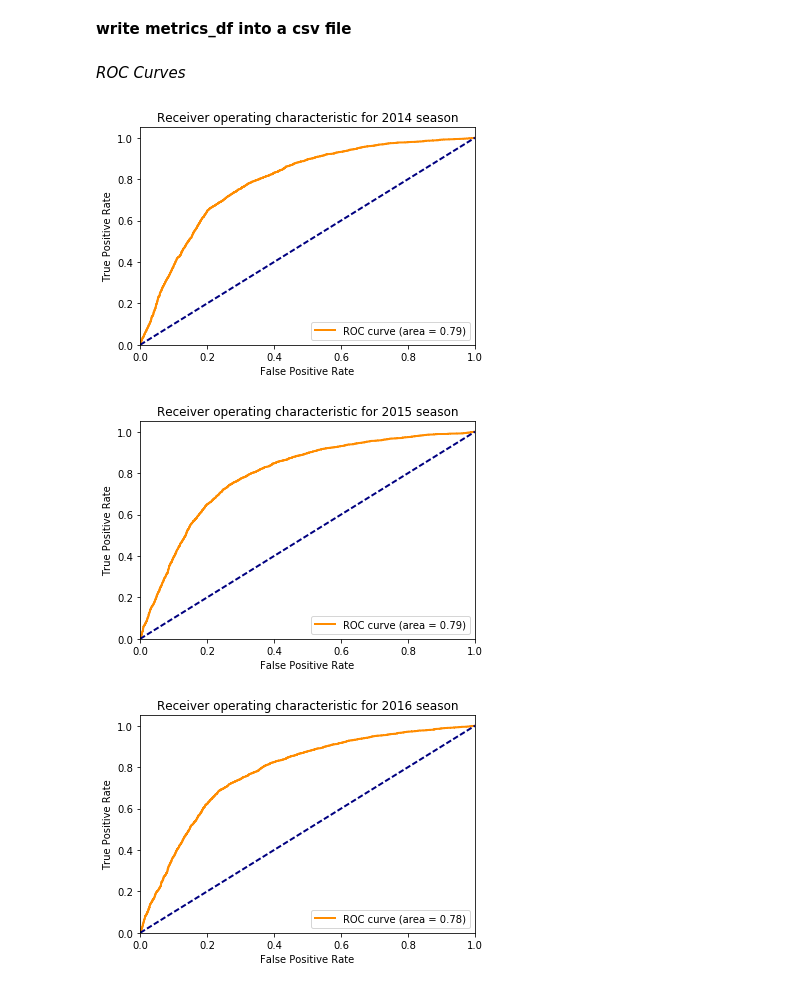
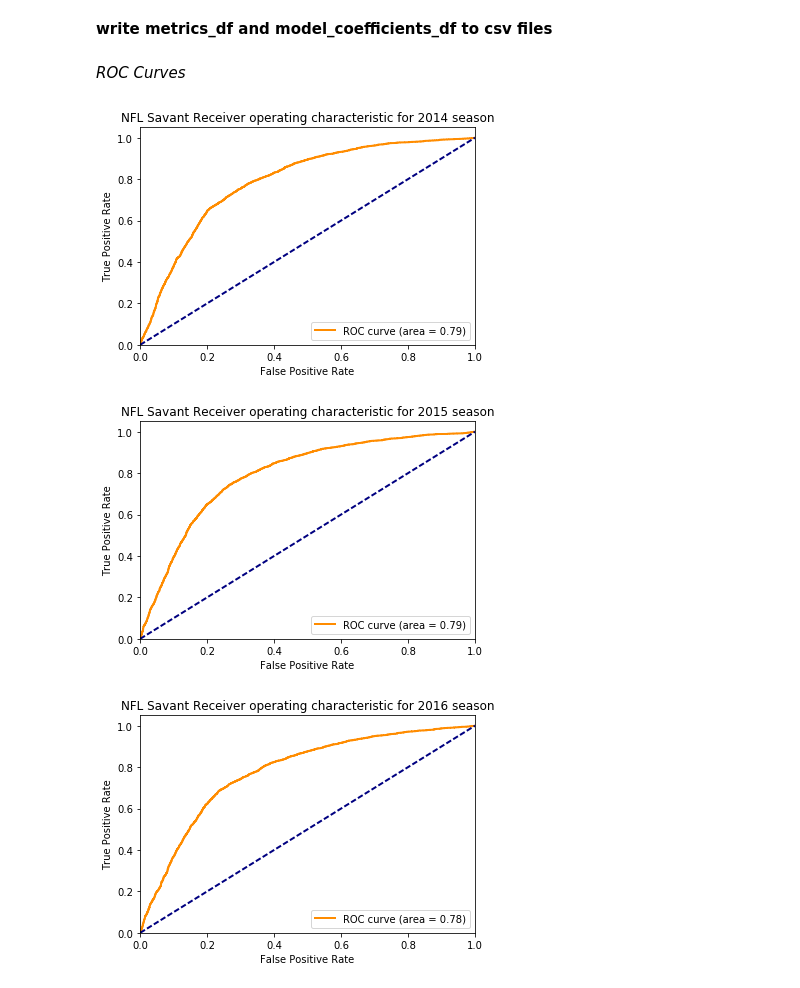
Before and after one commit to adeb09/Springboard, a Jupyter notebook: NFL Capstone/Regularized Logistic Regression Model (2014-2016 Season Data).ipynb, the cells around one changed output. Saved outputs shown, nothing was run; the diff lists cells and outputs as text; code cells hidden in the pictures.

Commit message:
adding Jupyter notebooks for 2nd half of capstone project; first half jupyter notebooks were updated as well

```diff
--- a/NFL Capstone/Regularized Logistic Regression Model (2014-2016 Season Data).ipynb
+++ b/NFL Capstone/Regularized Logistic Regression Model (2014-2016 Season Data).ipynb
@@ -145,8 +173,8 @@ def build_model(df, year):
 years = [2014, 2015, 2016]
 metrics_lsts = [] #will hold all the metrics data
 roc_curve_rates = [] #will hold fpr & tpr to build ROC curve
-metrics_csv_file_path = 'C:\\Users\\abird\\Documents\\Springboard\\Capstone Project\\NFL\\all_data_model_metrics.csv'
-
+model_coefficients_lst = [] #will hold the coefficients for each year's model
+features_lsts = [] #will hold all the list of features used in the logistic regression model for each year
 columns = [
         'season',
         'train_accuracy_score_no_grid',
@@ -160,16 +188,40 @@ columns = [
         'auc'
     ]
 
+#make sure directory paths are correct based on running in a Windows/Unix environment
+if platform == 'win32':
+    #code is running in a windows machine
+    metrics_csv_file_path = os.getcwd() + '\\all_data_model_metrics.csv'
+    model_coefficients_csv_file_path = os.getcwd() + '\\model_coefficients.csv'
+else:
+    metrics_csv_file_path = os.getcwd() + '/all_data_model_metrics.csv'
+    model_coefficients_csv_file_path = os.getcwd() + '/model_coefficients.csv'
+
+
 for year in years:
-    filePath = 'C:\\Users\\abird\\Documents\\Springboard\\Capstone Project\\NFL\\pbp-' + str(year) + '.csv'
+    if platform == 'win32':
+        filePath = os.getcwd() + '\\pbp-' + str(year) + '.csv'
+    else:
+        filePath = os.getcwd() + '/pbp-' + str(year) + '.csv'
+
     df = load_data(filePath)
     df_final = preprocess_data(df)
 
     #each year's metrics results will be held in metrics_lst, tpr & fpr are used for ROC Curve
-    metrics_lst, roc_curve_metrics = build_model(df_final, year)
+    metrics_lst, roc_curve_metrics, model_coefficients_tup, features_lst = build_model(df_final, year, True)
     metrics_lsts.append(metrics_lst)
     roc_curve_rates.append(roc_curve_metrics)
 
+    #keeping track of the feature coefficients for each year's model
+    model_coefficients_lst.append(model_coefficients_tup)
+
+    #gather the features for each year's model as they may be different based (due to formation type)
+    features_lsts.append(features_lst)
+
+#features_lst
+model_coefficients_columns = find_largest_features_lst(features_lsts)
+model_coefficients_df = pd.DataFrame.from_records(model_coefficients_lst, columns = model_coefficients_columns)
+
 #convert metrics_lsts into a dataframe
 metrics_df = pd.DataFrame(metrics_lsts, columns = columns)
 # %%
@@ -182,4 +242,4 @@ metrics_df
 # %% [markdown]
-**write metrics_df into a csv file**
+**write metrics_df and model_coefficients_df to csv files**
 # %%
 metrics_df.to_csv(metrics_csv_file_path)
@@ -188,22 +249,22 @@ metrics_df.to_csv(metrics_csv_file_path)
 # %%
 #generates ROC curve for each season
 for roc_curve_rate in roc_curve_rates:
     #extract metrics from list
     year, fpr, tpr, auc = roc_curve_rate
     plt.figure()
-    title = 'Receiver operating characteristic for ' + str(year) + ' season'
+    title = 'NFL Savant Receiver operating characteristic for ' + str(year) + ' season'
     lw = 2
     plt.plot(fpr, tpr, color = 'darkorange',
              lw = lw, label = 'ROC curve (area = %0.2f)' %auc)
     plt.plot([0, 1], [0, 1], color='navy', lw = lw, linestyle = '--')
     plt.xlim([0.0, 1.0])
     plt.ylim([0.0, 1.05])
     plt.xlabel('False Positive Rate')
     plt.ylabel('True Positive Rate')
     plt.title(title)
     plt.legend(loc="lower right")
     plt.show()
 # %% [output]
-[figure, old version]
+[figure, new version]
-[figure, old version]
+[figure, new version]
-[figure, old version]
+[figure, new version]
```
Also changed, not shown: parts of 5 cells of this notebook, 28 other files.
